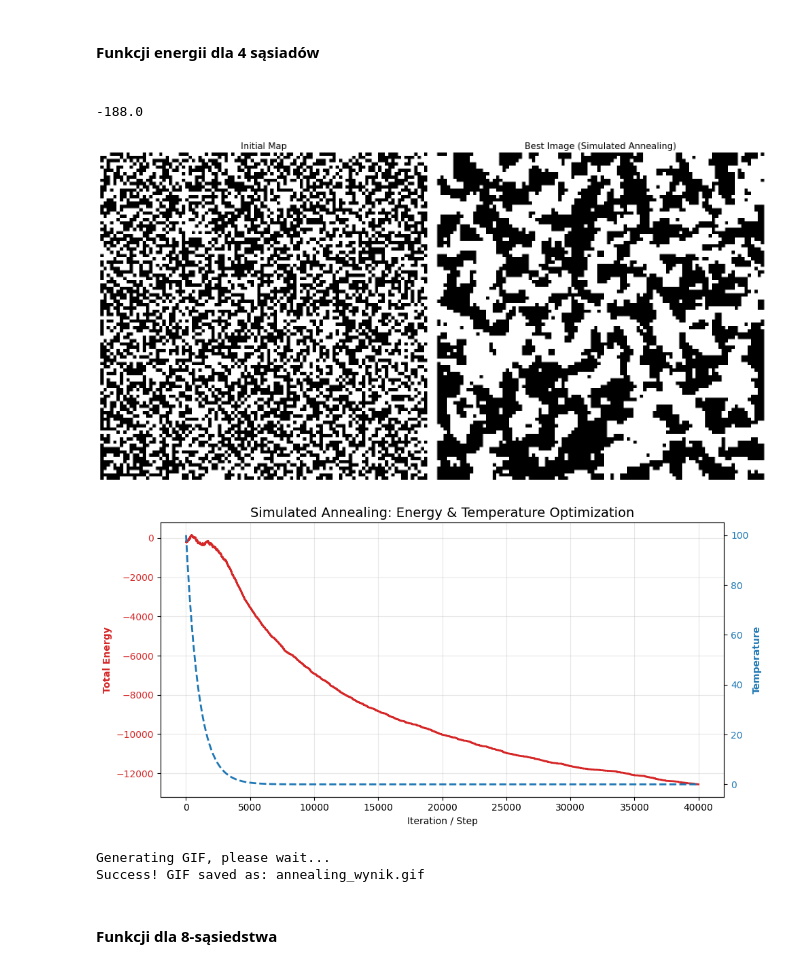
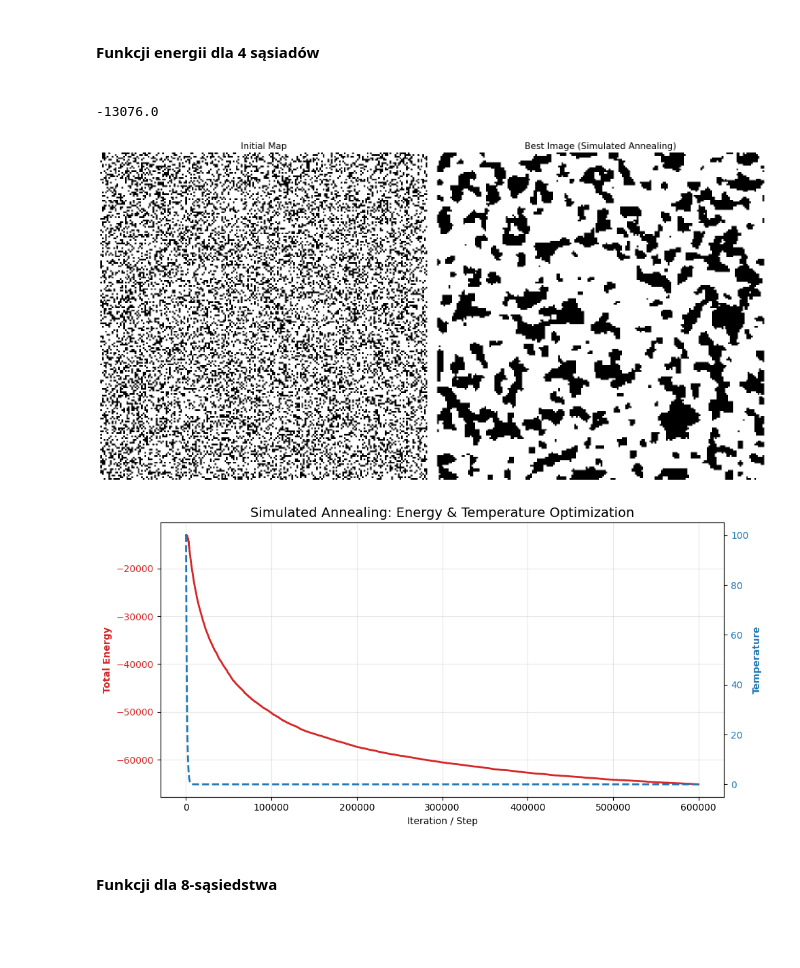
Before and after one commit to typsoo/MOWNIT, a Jupyter notebook: LAB4/binary_image.ipynb, the cells around one changed output. Drawn from its saved outputs; the diff is of its cells as text; code cells hidden in the pictures; blank space fills up the shorter version.

```diff
--- a/LAB4/binary_image.ipynb
+++ b/LAB4/binary_image.ipynb
@@ -147,6 +147,19 @@ import numpy as np
 import math
 import random
 import matplotlib.pyplot as plt
+
+
+
+def temp_exp(iteration, initial_t, par):
+    # Returns exponentially decreasing temperature
+    return initial_t * (par ** iteration)
+def temp_log(iteration, par):
+    return 1 / np.log(1 + par * iteration)
+
+def temp_diff(iteration, par):
+    return max(0, 1 - par * iteration)
+
+
 
 def calculate_total_energy(image, energy_func):
 
@@ -242,12 +255,12 @@ def simulated_annealing(initial_image, energy_func, initial_temp, cooling_rate,
             images_history.append(current_image.copy())
 
         # 9. Cool down the system
-        current_temp *= cooling_rate
+        current_temp = temp_exp(step, initial_temp, cooling_rate)
 
     return best_image, best_energy, energies_history, temps_history, images_history
 
-size = 100
-density = 0.5
+size = 200
+density = 0.3
 initial_map = generate_binary_map(size, density)
 
 best_img, best_e, energies, temps, history = simulated_annealing(
@@ -255,10 +268,10 @@ best_img, best_e, energies, temps, history = simulated_annealing(
     energy_func=energy_islands,
     initial_temp=100.0,
     cooling_rate=0.999,
-    num_steps=40000
+    num_steps=600000
 )
 # %% [output]
--188.0
+-13076.0
 # %%
 import matplotlib.pyplot as plt
 import matplotlib.animation as animation
@@ -319,38 +332,36 @@ def generate_annealing_gif(images_history, filename="annealing.gif", save_interv
     title = ax.set_title("Iteration: 0", fontsize=14)
 
     # This function is called for every frame in the animation
     def update(frame_idx):
         # Update the image data
         im.set_array(images_history[frame_idx])
         # Update the title to reflect the correct iteration number
         title.set_text(f"Iteration: {frame_idx * save_interval}")
         return [im, title]
 
     # Create the animation object
     ani = animation.FuncAnimation(
         fig,
         update,
         frames=len(images_history),
         blit=True # Blitting optimizes the rendering process
     )
 
     # Save the animation using PillowWriter (standard in matplotlib for GIFs)
     writer = animation.PillowWriter()
     ani.save(filename, writer=writer)
 
     # Close the figure so it doesn't display as a static plot below the code
     plt.close()
 
     print(f"Success! GIF saved as: {filename}")
 
 visualize_comparison(initial_map, best_img)
 plot_energy_and_temp(energies, temps)
-generate_annealing_gif(history, filename="annealing_wynik.gif", fps=10, save_interval=50)
+#generate_annealing_gif(history, filename="annealing_wynik.gif", save_interval=50)
 # %% [output]
-[figure, old version]
+[figure, new version]
-[figure, old version]
+[figure, new version]
-Generating GIF, please wait...
-Success! GIF saved as: annealing_wynik.gif
 # %% [markdown]
 <h4>Funkcji dla 8-sąsiedstwa</h4>
 # %%
```
Also changed, not shown: parts of 4 cells of this notebook, 2 other files.
